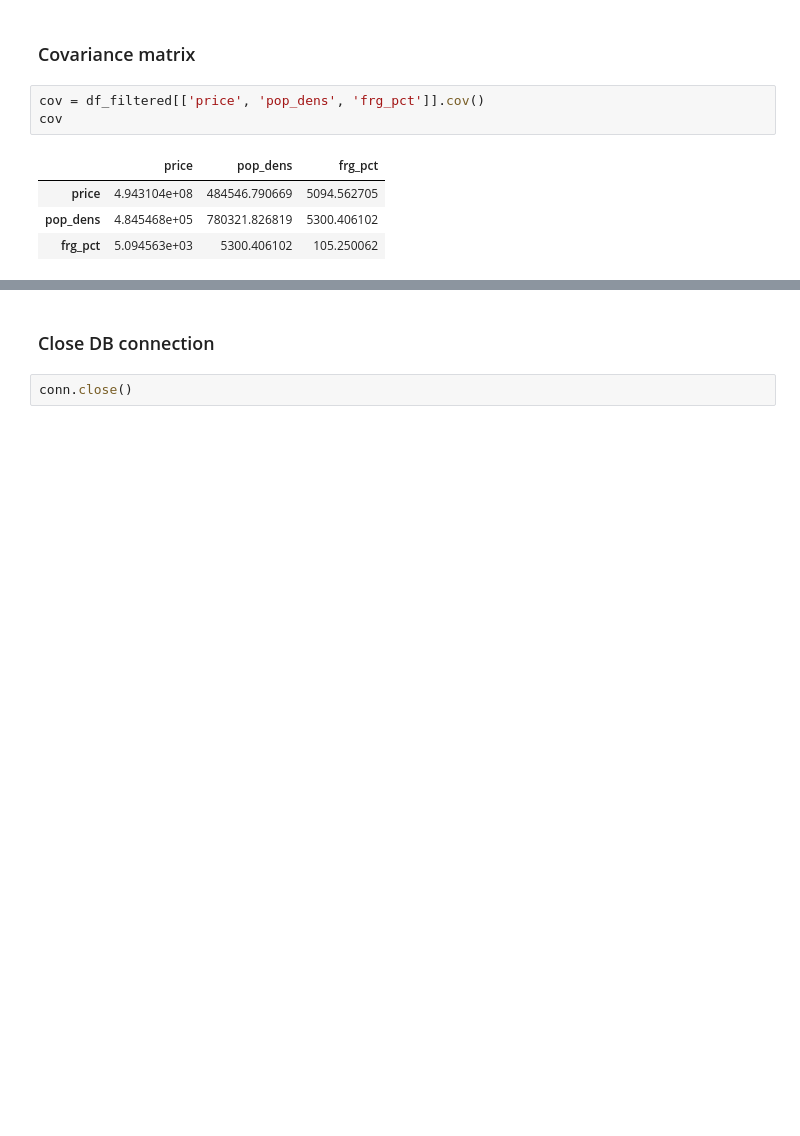
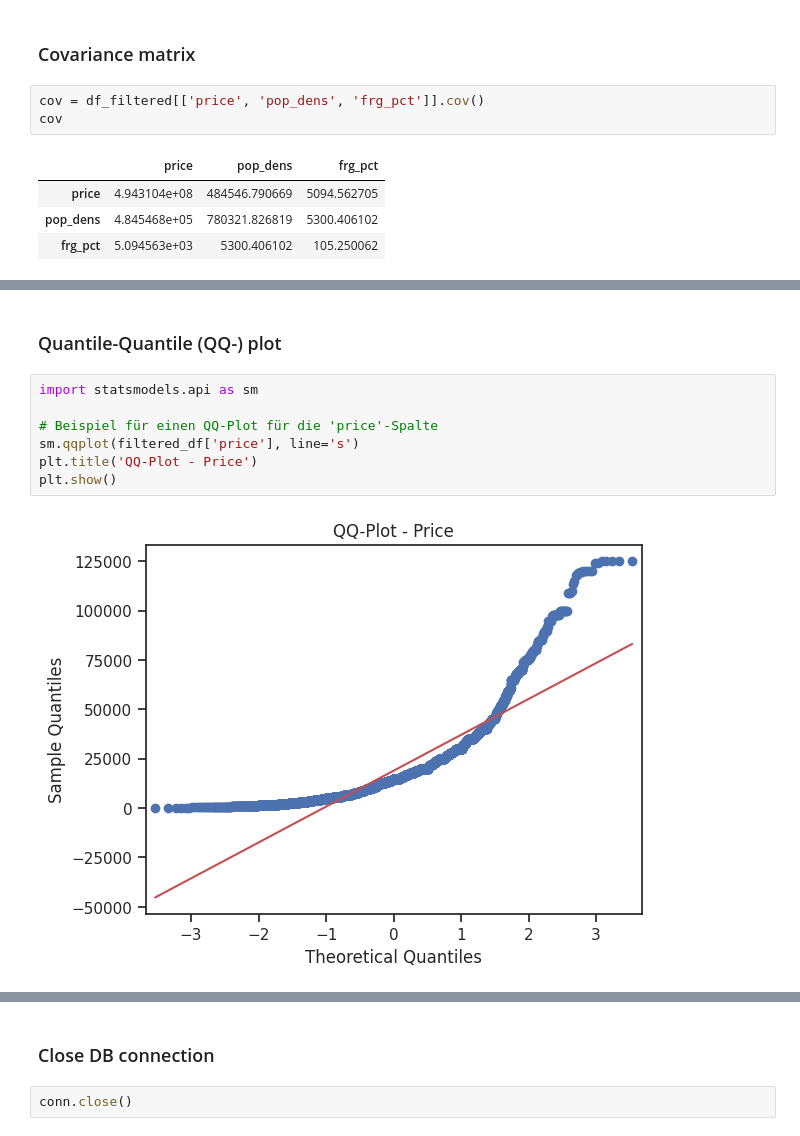
Before and after one commit to Sapdmsql/data_analytics_python_postgres, a Jupyter notebook: jupyter_postgres_db.ipynb, the cells around one changed output, grey strips where cells are left out. Saved outputs shown, nothing was run; the diff lists cells and outputs as text; blank space fills up the shorter version.

```diff
--- a/jupyter_postgres_db.ipynb
+++ b/jupyter_postgres_db.ipynb
@@ -620,0 +651,11 @@ cov
+# %% [markdown]
+### Quantile-Quantile (QQ-) plot
+# %%
+import statsmodels.api as sm
+
+# Beispiel für einen QQ-Plot für die 'price'-Spalte
+sm.qqplot(filtered_df['price'], line='s')
+plt.title('QQ-Plot - Price')
+plt.show()
+# %% [output]
+[figure, added]
```
Also changed, not shown: parts of 13 cells of this notebook.
